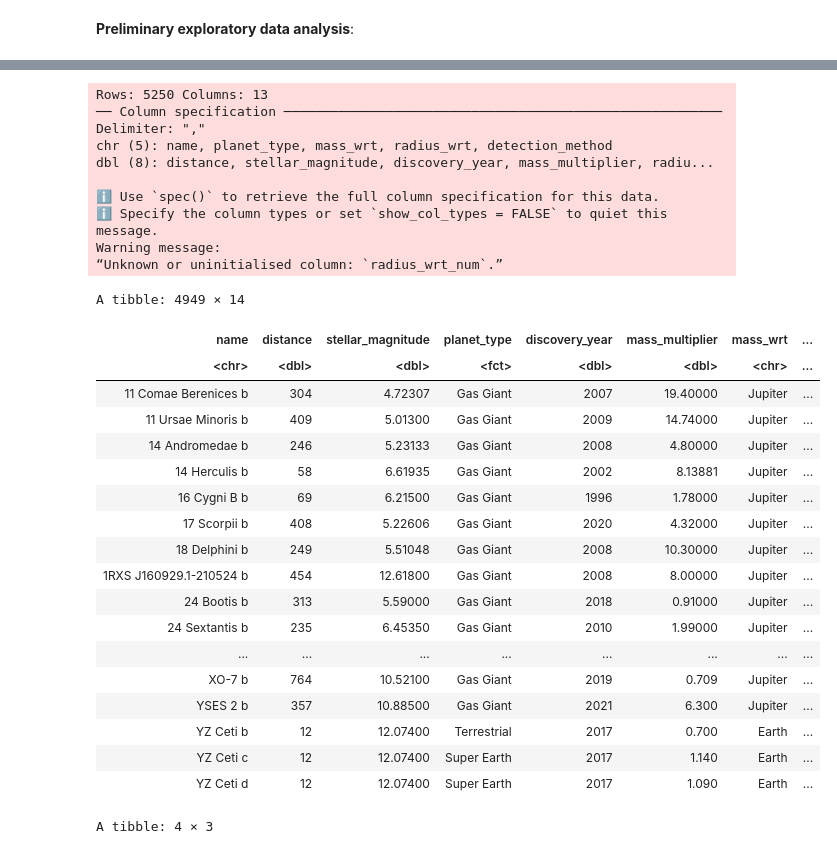
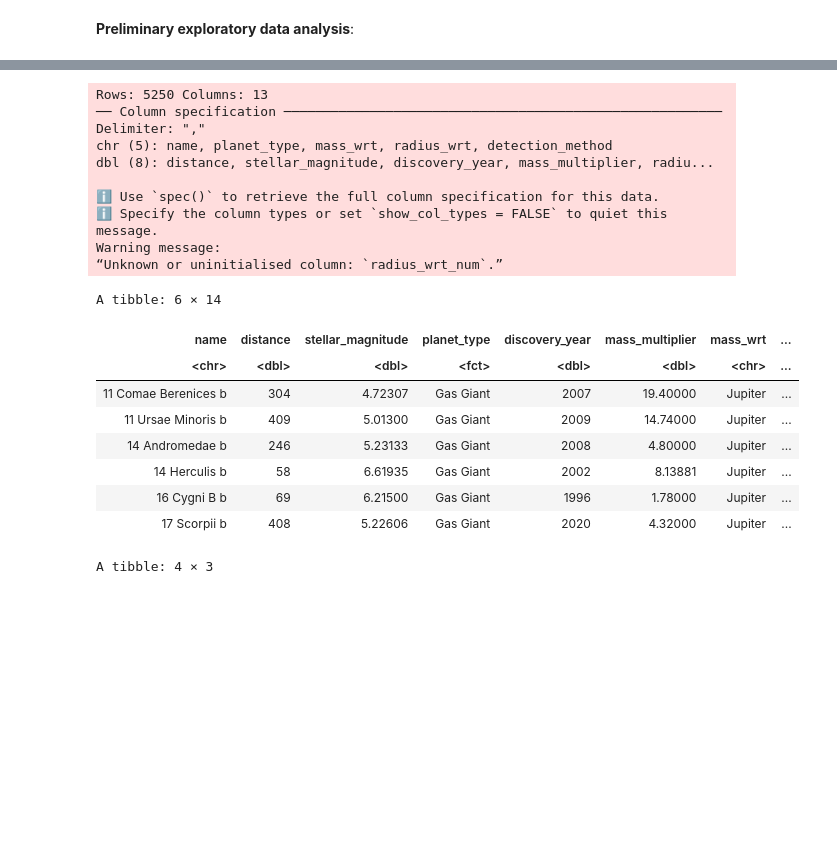
Before and after one commit to karembryo/dsci-project, a Jupyter notebook: group_43_project_report (1).ipynb, the cells around one changed output, grey strips where cells are left out. Cells and saved outputs as stored; diff of their text form; code cells hidden in the pictures; blank space fills up the shorter version.

```diff
--- a/group_43_project_report (1).ipynb
+++ b/group_43_project_report (1).ipynb
@@ -42,45 +42,35 @@ data <- data |>
     mutate(planetary_radius_prop = radius_wrt_num * radius_multiplier) |>
     select(-radius_wrt_num)
 
 data <- subset(data,orbital_radius != "" )
 
 data <-subset(data,planetary_radius_prop != "" )
-data
+head(data)
 #split data into training & testing
 set.seed(1)
 split_data <- initial_split(data, prop = 0.75, strata = planet_type)
 data_train <- training(split_data)
 data_test <- testing(split_data)
 # %% [output]
 Rows: 5250 Columns: 13
 ── Column specification ────────────────────────────────────────────────────────
 Delimiter: ","
 chr (5): name, planet_type, mass_wrt, radius_wrt, detection_method
 dbl (8): distance, stellar_magnitude, discovery_year, mass_multiplier, radiu...
 
 ℹ Use `spec()` to retrieve the full column specification for this data.
 ℹ Specify the column types or set `show_col_types = FALSE` to quiet this message.
 Warning message:
 “Unknown or uninitialised column: `radius_wrt_num`.”
-A tibble: 4949 × 14
+A tibble: 6 × 14
 | name | distance | stellar_magnitude | planet_type | discovery_year | mass_multiplier | mass_wrt | ... |
 | <chr> | <dbl> | <dbl> | <fct> | <dbl> | <dbl> | <chr> | ... |
 | 11 Comae Berenices b | 304 | 4.72307 | Gas Giant | 2007 | 19.40000 | Jupiter | ... |
 | 11 Ursae Minoris b | 409 | 5.01300 | Gas Giant | 2009 | 14.74000 | Jupiter | ... |
 | 14 Andromedae b | 246 | 5.23133 | Gas Giant | 2008 | 4.80000 | Jupiter | ... |
 | 14 Herculis b | 58 | 6.61935 | Gas Giant | 2002 | 8.13881 | Jupiter | ... |
 | 16 Cygni B b | 69 | 6.21500 | Gas Giant | 1996 | 1.78000 | Jupiter | ... |
 | 17 Scorpii b | 408 | 5.22606 | Gas Giant | 2020 | 4.32000 | Jupiter | ... |
-| 18 Delphini b | 249 | 5.51048 | Gas Giant | 2008 | 10.30000 | Jupiter | ... |
-| 1RXS J160929.1-210524 b | 454 | 12.61800 | Gas Giant | 2008 | 8.00000 | Jupiter | ... |
-| 24 Bootis b | 313 | 5.59000 | Gas Giant | 2018 | 0.91000 | Jupiter | ... |
-| 24 Sextantis b | 235 | 6.45350 | Gas Giant | 2010 | 1.99000 | Jupiter | ... |
-| ... | ... | ... | ... | ... | ... | ... | ... |
-| XO-7 b | 764 | 10.52100 | Gas Giant | 2019 | 0.709 | Jupiter | ... |
-| YSES 2 b | 357 | 10.88500 | Gas Giant | 2021 | 6.300 | Jupiter | ... |
-| YZ Ceti b | 12 | 12.07400 | Terrestrial | 2017 | 0.700 | Earth | ... |
-| YZ Ceti c | 12 | 12.07400 | Super Earth | 2017 | 1.140 | Earth | ... |
-| YZ Ceti d | 12 | 12.07400 | Super Earth | 2017 | 1.090 | Earth | ... |
 # %%
 #summarize data
 planet_types <- data_train |>
```
Also changed, not shown: parts of 3 cells of this notebook.
